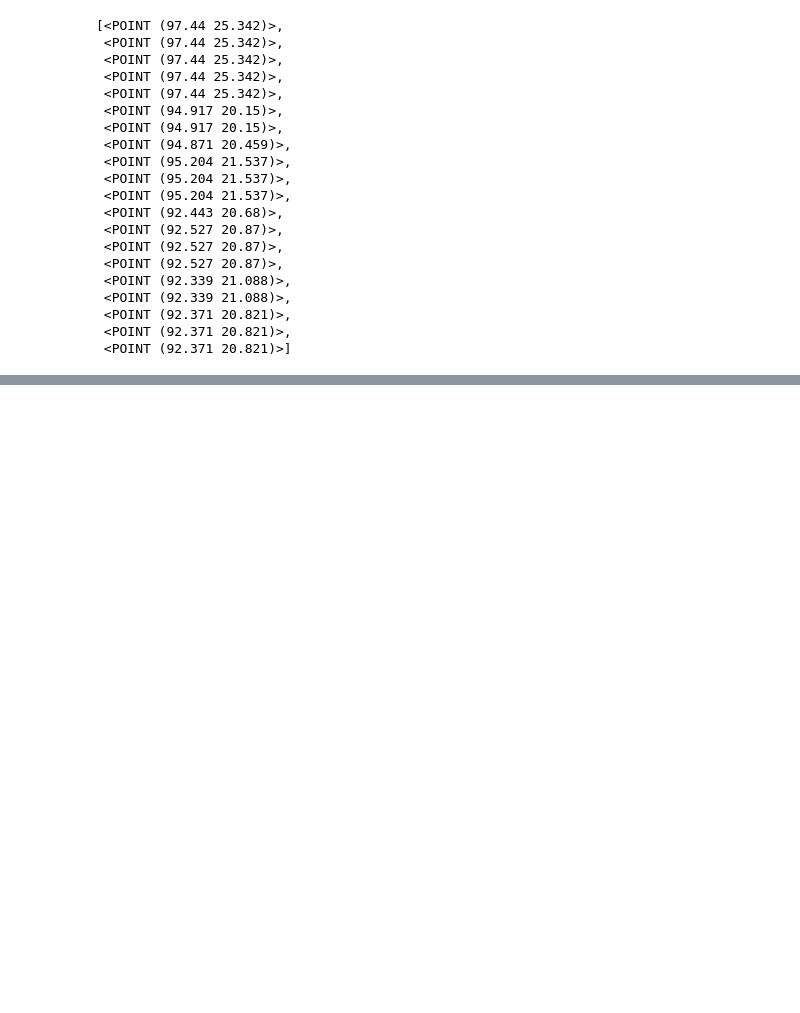
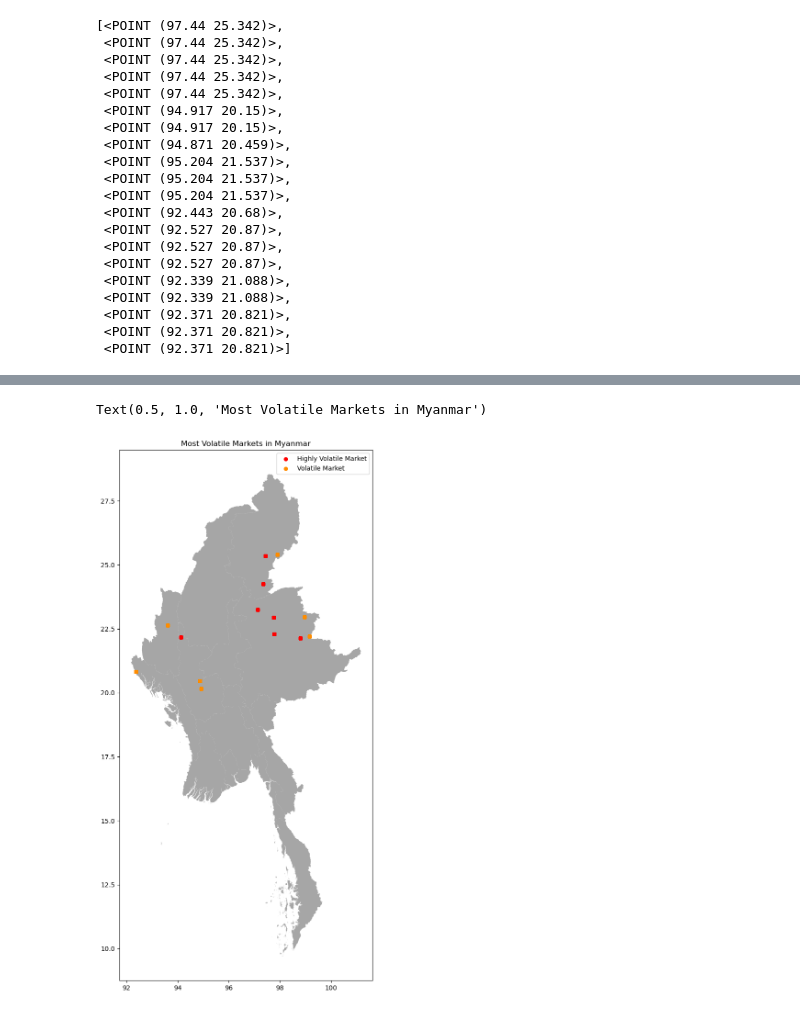
Before and after one commit to cat-mang/Myanmar_Food, a Jupyter notebook: notebooks/geo.ipynb, the cells around one changed output, grey strips where cells are left out. Cells and saved outputs as stored; diff of their text form; code cells hidden in the pictures; blank space fills up the shorter version.

```diff
--- a/notebooks/geo.ipynb
+++ b/notebooks/geo.ipynb
@@ -81,5 +99,36 @@ myanmar_geo.head()
 | 3 | 2008-01-15 | Kachin | Myitkyina | Wai Maw | 25.34222 | 97.44001 | meat, fish and eggs | Meat (pork) | KG | actual | ... |
 | 4 | 2008-01-15 | Kachin | Myitkyina | Wai Maw | 25.34222 | 97.44001 | vegetables and fruits | Onions | KG | actual | ... |
 | 5 | 2008-01-15 | Kachin | Myitkyina | Wai Maw | 25.34222 | 97.44001 | vegetables and fruits | Tomatoes | KG | actual | ... |
+# %%
+fig, ax = plt.subplots(figsize=(15,15))
+myanmar_map.plot(ax=ax, alpha=0.7, color="grey")
+myanmar_geo[(myanmar_geo['market'] == 'Man Pan') |
+            (myanmar_geo['market'] == 'Manton') |
+            (myanmar_geo['market'] == 'Momauk') |
+            (myanmar_geo['market'] == 'Wai Maw') |
+            (myanmar_geo['market'] == 'Gangaw') |
+            (myanmar_geo['market'] == 'Pang Yang') |
+            (myanmar_geo['market'] == 'Lashio Market')].plot(ax=ax,
+                                       markersize=30,
+                                       color='red',
+                                       marker='o',
+                                       label='Highly Volatile Market')
+myanmar_geo[(myanmar_geo['market'] == 'Sadung') |
+            (myanmar_geo['market'] == 'Pang Kham') |
+            (myanmar_geo['market'] == 'Maungdaw') |
+            (myanmar_geo['market'] == 'Magway') |
+            (myanmar_geo['market'] == 'Kaung Ming Sang') |
+            (myanmar_geo['market'] == 'Hakha Myoma Market') |
+            (myanmar_geo['market'] == 'Yenanchaung')].plot(ax=ax,
+                                       markersize=30,
+                                       color='darkorange',
+                                       marker='o',
+                                       label='Volatile Market')
+
+plt.legend(prop={'size':10})
+plt.title("Most Volatile Markets in Myanmar")
+# %% [output]
+Text(0.5, 1.0, 'Most Volatile Markets in Myanmar')
+[figure, added]
 # %%
 fig, ax = plt.subplots(figsize=(15,15))
```
Also changed, not shown: parts of 3 cells of this notebook, 10 other files.
